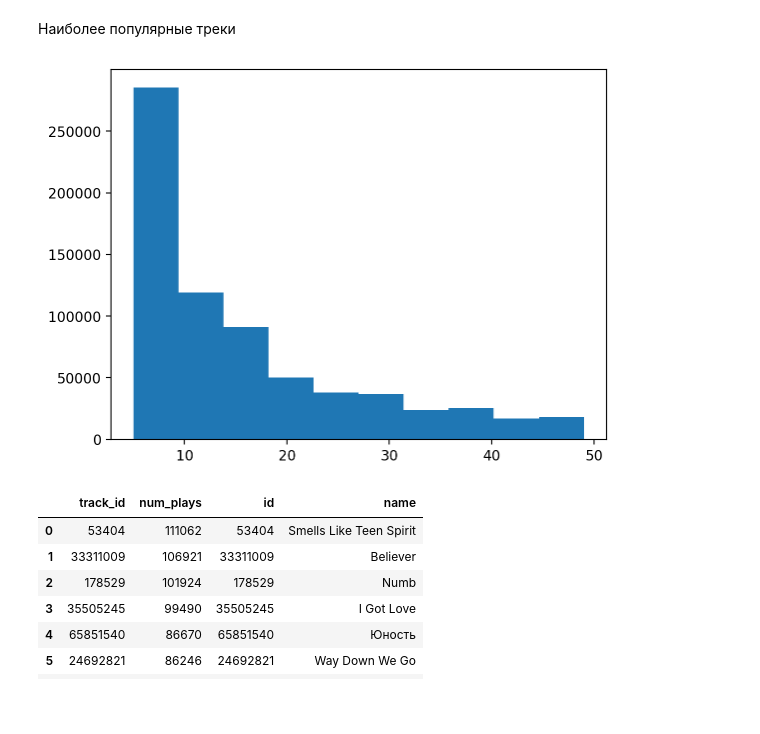
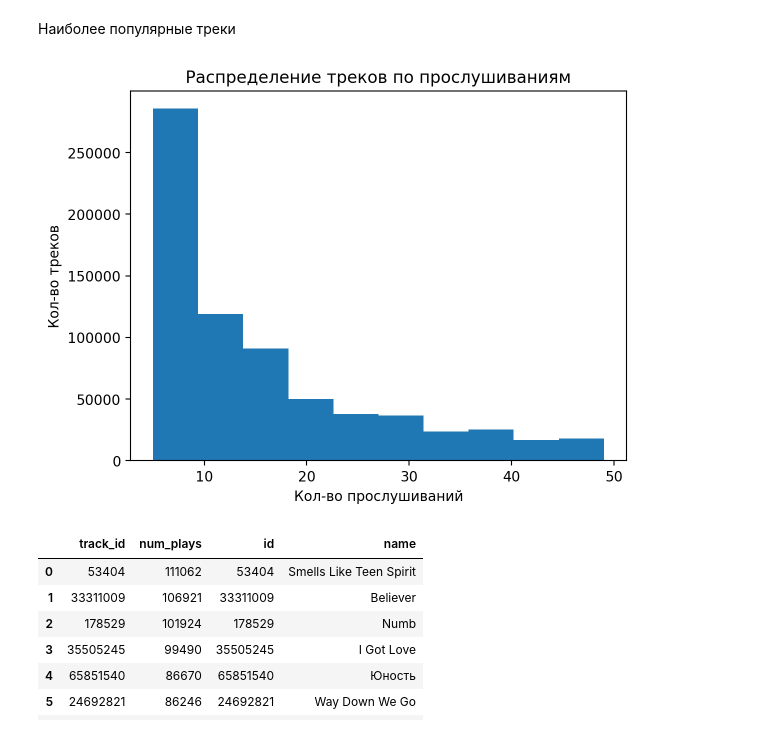
Before and after one commit to glebrwl/mle-recsys-project, a Jupyter notebook: recommendations.ipynb, the cells around one changed output. Saved outputs shown, nothing was run; the diff lists cells and outputs as text; code cells hidden in the pictures; blank space fills up the shorter version.

```diff
--- a/recommendations.ipynb
+++ b/recommendations.ipynb
@@ -242,14 +326,17 @@ plt.xlim(0, 30)
 # %%
 track_aggregate_plays = interactions.groupby('track_id')\
     .agg({'user_id': 'count'})\
         .rename(columns={'user_id': 'num_plays'})
 track_aggregate_plays = track_aggregate_plays.sort_values(by='num_plays',
                                                           ascending=False).reset_index()
 track_aggregate_plays_under_50 = track_aggregate_plays[track_aggregate_plays['num_plays'] < 50]['num_plays'].reset_index(drop=True)
+
+plt.title("Распределение треков по прослушиваниям");
 plt.hist(track_aggregate_plays_under_50);
-# plt.xlim(0, 30)
+plt.xlabel("Кол-во прослушиваний");
+plt.ylabel("Кол-во треков");
 # %% [output]
-[figure, old version]
+[figure, new version]
 # %%
 pd.merge(track_aggregate_plays,
          catalog[catalog['type'] == 'track'][['id', 'name']],
```
Also changed, not shown: parts of 38 cells of this notebook.
